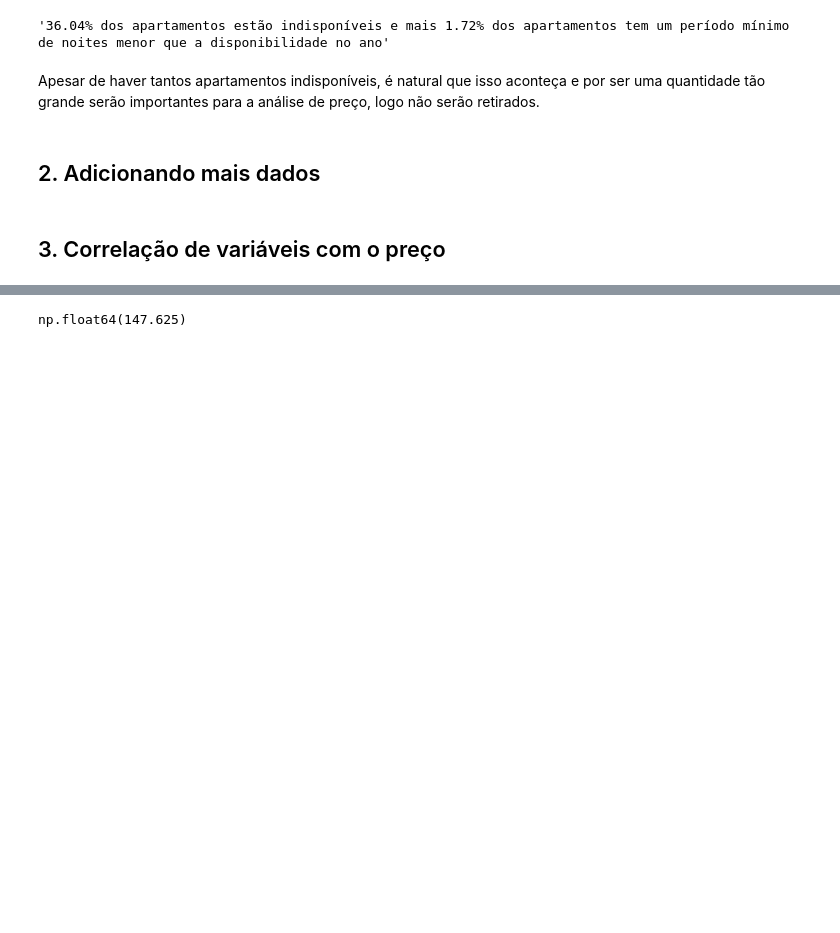
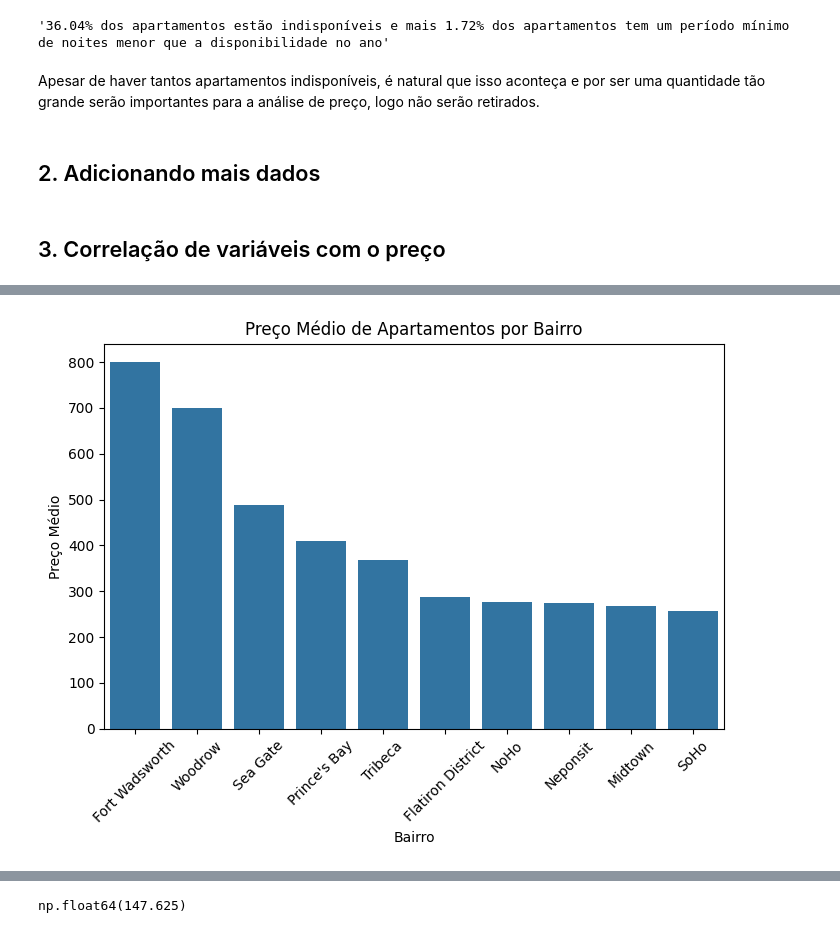
Before and after one commit to raphael-fleury/desafio-cd-lighthouse, a Jupyter notebook: analise.ipynb, the cells around one changed output, grey strips where cells are left out. Saved outputs shown, nothing was run; the diff lists cells and outputs as text; code cells hidden in the pictures; blank space fills up the shorter version.

```diff
--- a/analise.ipynb
+++ b/analise.ipynb
@@ -270,0 +293,16 @@ Apesar de haver tantos apartamentos indisponíveis, é natural que isso aconteç
+# %%
+top_bairros_por_preco = apartamentos \
+    .groupby("bairro")["price"].mean() \
+    .sort_values(ascending=False) \
+    .reset_index() \
+    .head(10)
+
+plt.figure(figsize=(8, 5))
+sns.barplot(x="bairro", y="price", data=top_bairros_por_preco)
+plt.title("Preço Médio de Apartamentos por Bairro")
+plt.xlabel("Bairro")
+plt.ylabel("Preço Médio")
+plt.xticks(rotation=45)
+plt.show()
+# %% [output]
+[figure, added]
```
Also changed, not shown: parts of 24 cells of this notebook, 1 other file.
